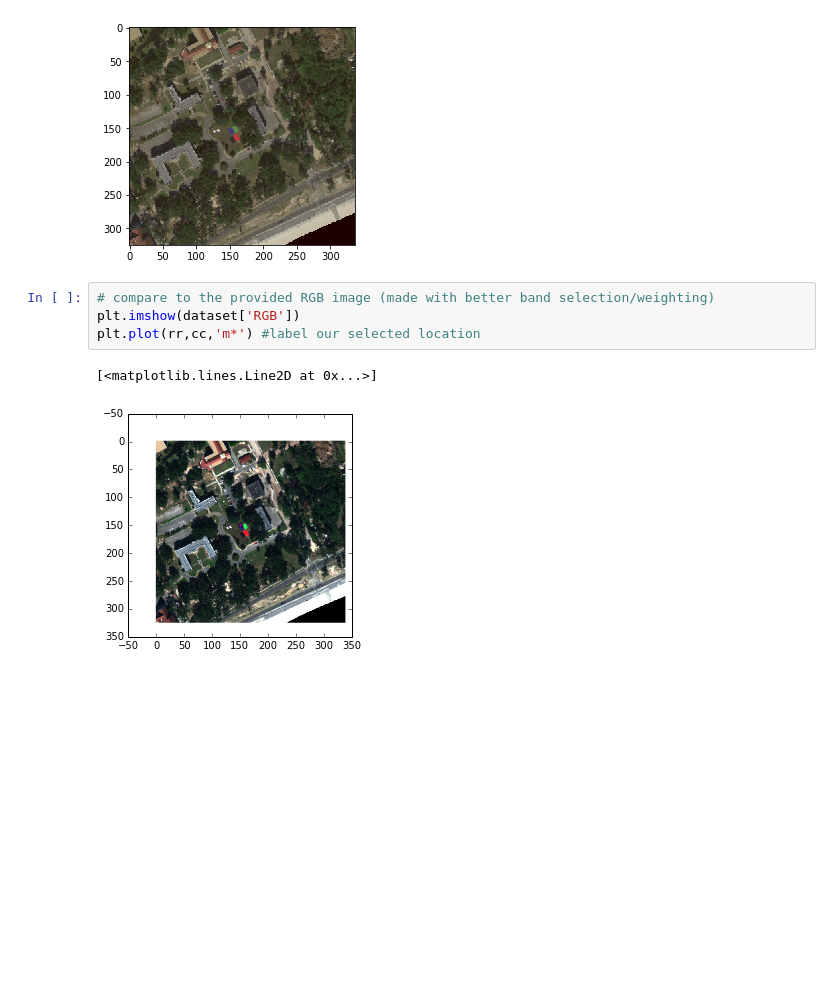
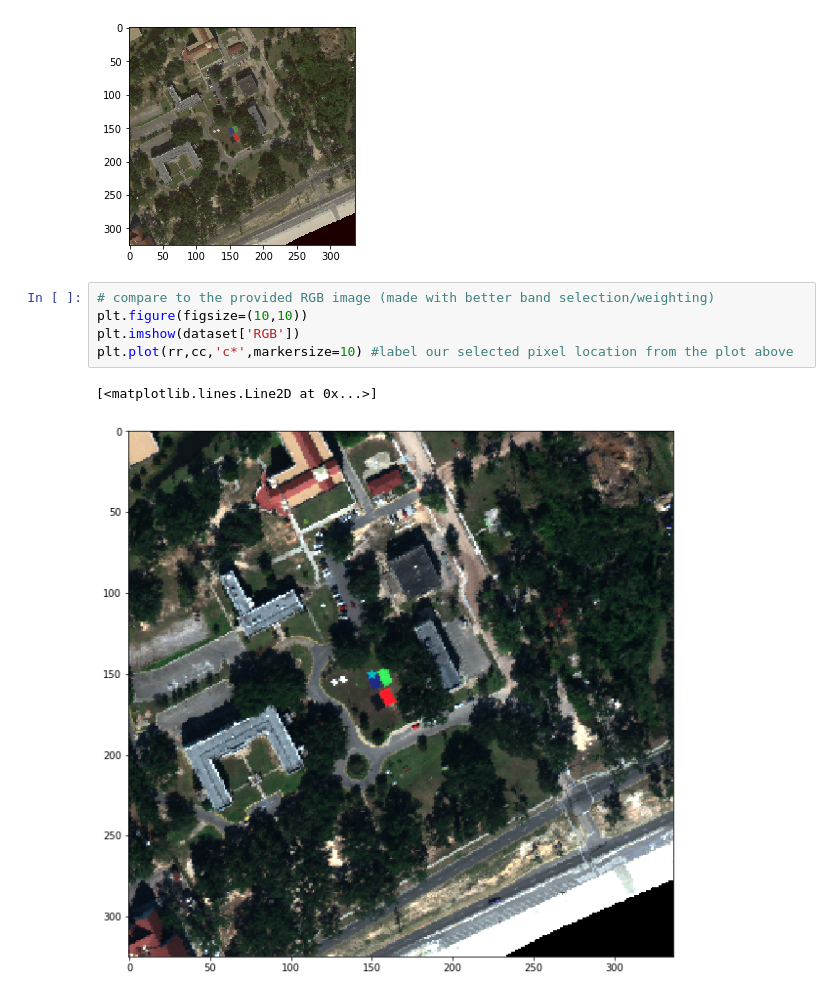
Before and after one commit to GatorSense/HyperspectralAnalysisIntroduction, a Jupyter notebook: 1. HSI Intro.ipynb, the cells around one changed output. Cells and saved outputs as stored; diff of their text form; blank space fills up the shorter version.

```diff
--- a/1. HSI Intro.ipynb
+++ b/1. HSI Intro.ipynb
@@ -121,11 +131,12 @@ plt.imshow(psuedo_rgb**(1/2.2))
 [figure]
 # %%
 # compare to the provided RGB image (made with better band selection/weighting)
+plt.figure(figsize=(10,10))
 plt.imshow(dataset['RGB'])
-plt.plot(rr,cc,'m*') #label our selected location
+plt.plot(rr,cc,'c*',markersize=10) #label our selected pixel location from the plot above
 # %% [output]
 [<matplotlib.lines.Line2D at 0x...>]
-[figure, old version]
+[figure, new version]
 # %% [markdown]
 **What type of analysis can be done with a hyperspectral image?**
 
```
Also changed, not shown: parts of 11 cells of this notebook, 6 other files.
